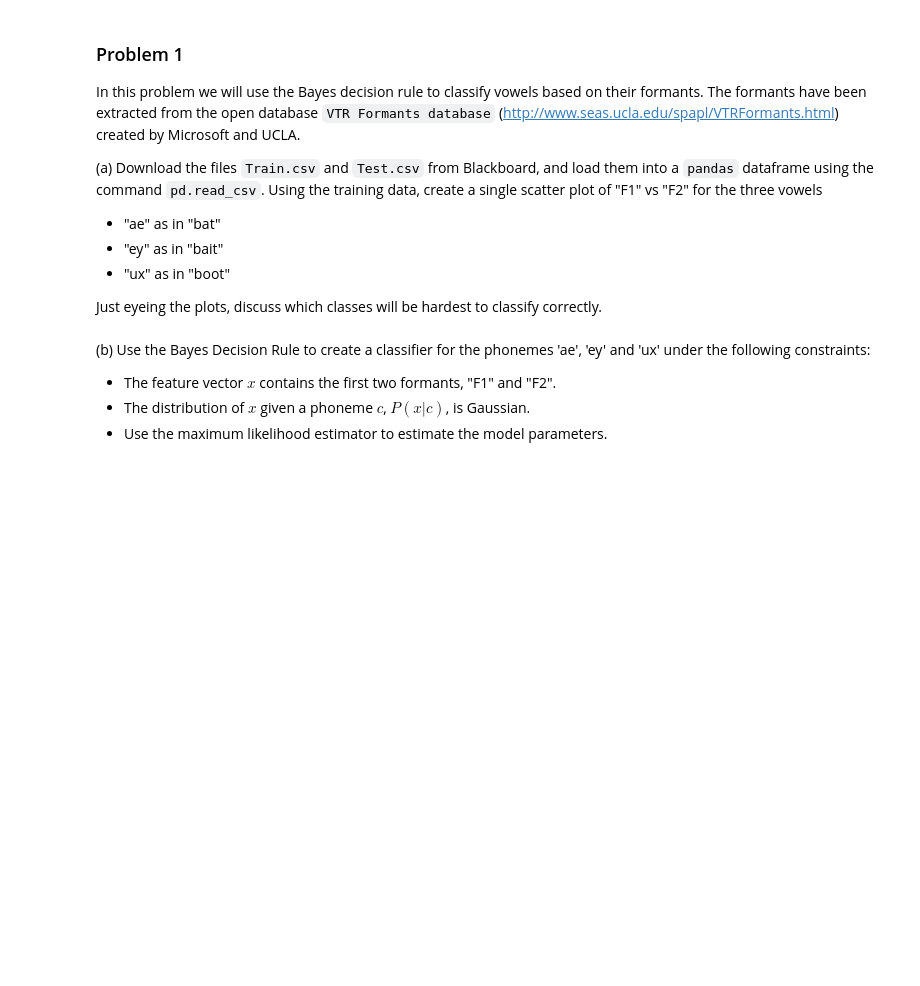
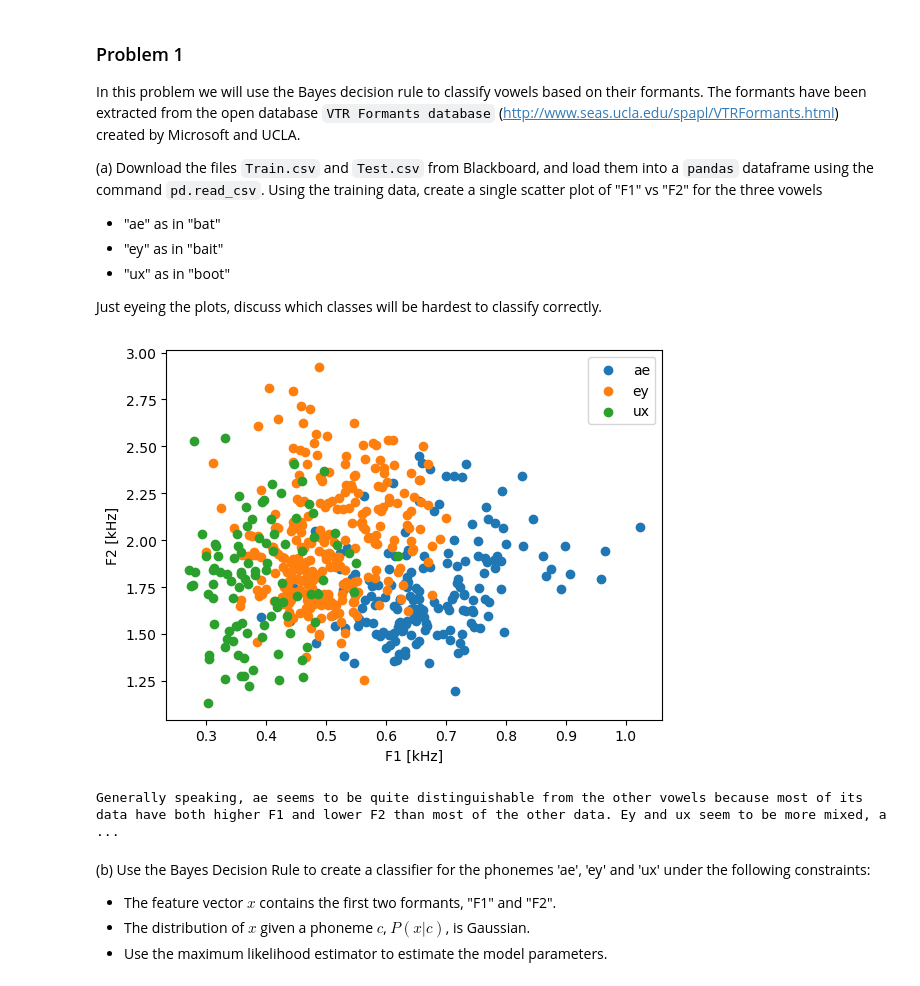
Before and after one commit to sigurdo/maskinlaring_for-signalbehandling, a Jupyter notebook: oving_2/TTT4185_assignment_2_2022_09_30.ipynb, the cells around one changed output. Drawn from its saved outputs; the diff is of its cells as text; code cells hidden in the pictures; blank space fills up the shorter version.

```diff
--- a/oving_2/TTT4185_assignment_2_2022_09_30.ipynb
+++ b/oving_2/TTT4185_assignment_2_2022_09_30.ipynb
@@ -20,22 +20,36 @@ In this problem we will use the Bayes decision rule to classify vowels based on
 
 Just eyeing the plots, discuss which classes will be hardest to classify correctly.
 # %%
+from cProfile import label
 import numpy as np
 import pandas as pd
 import matplotlib.pyplot as plt
 
-%matplotlib notebook
+%matplotlib inline
 
 # Load data
 train = pd.read_csv("Train.csv")
 test = pd.read_csv("Test.csv")
 
+
 # Extract vowels
-aes = train[train["Phoneme"] == 'ae']
-eys = train[train["Phoneme"] == 'ey']
-uxs = train[train["Phoneme"] == 'ux']
+aes = train[train["Phoneme"] == "ae"]
+eys = train[train["Phoneme"] == "ey"]
+uxs = train[train["Phoneme"] == "ux"]
 
 # Plotting here
+plt.xlabel("F1 [kHz]")
+plt.ylabel("F2 [kHz]")
+plt.scatter(aes["F1"], aes["F2"], label="ae")
+plt.scatter(eys["F1"], eys["F2"], label="ey")
+plt.scatter(uxs["F1"], uxs["F2"], label="ux")
+plt.legend()
+plt.show()
+
+print("Generally speaking, ae seems to be quite distinguishable from the other vowels because most of its data have both higher F1 and lower F2 than most of the other data. Ey and ux seem to be more mixed, and since ey data generally is located between ae and ux, I think ey will be the hardest to classify.")
+# %% [output]
+[figure, added]
+Generally speaking, ae seems to be quite distinguishable from the other vowels because most of its data have both higher F1 and lower F2 than most of the other data. Ey and ux seem to be more mixed, a ...
 # %% [markdown]
 (b) Use the Bayes Decision Rule to create a classifier for the phonemes 'ae', 'ey' and 'ux' under the following constraints:
 - The feature vector $x$ contains the first two formants, "F1" and "F2".
```
Also changed, not shown: parts of 1 cell of this notebook.
